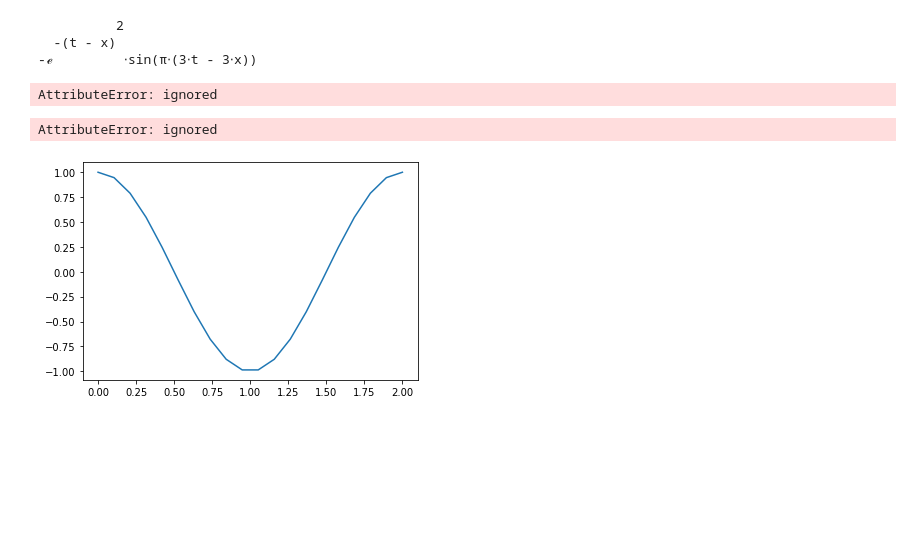
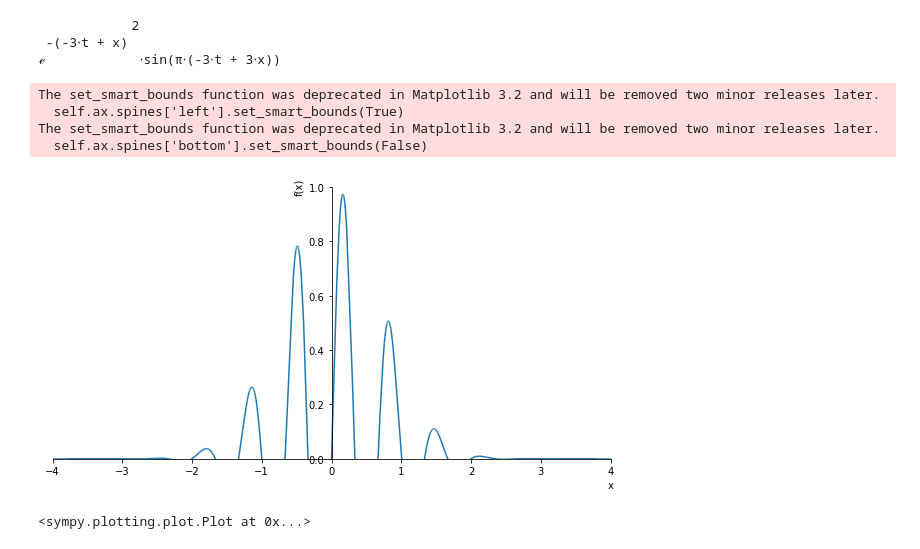
Before and after one commit to silvererudite/simulationAndModeling, a Jupyter notebook: lab_2.ipynb, the cells around one changed output. Saved outputs shown, nothing was run; the diff lists cells and outputs as text; code cells hidden in the pictures; blank space fills up the shorter version.

Commit message:
done till 5.28 used Sympy to resolve previous issues

```diff
--- a/lab_2.ipynb
+++ b/lab_2.ipynb
@@ -8,46 +10,23 @@ import matplotlib.pyplot as plt
 init_printing(use_unicode=True)
 # %%
 x, t=symbols('x, t')
-eqn1= exp(-(x-t)**2)*sin(3*pi*(x-t)) #Defining the equation
-eqn2=simplify(eqn1) #simplifying
-pprint(eqn2)
+eqn1= (exp(-(x-3*t)**2))*sin(3*pi*(x-t)) #Defining the equation
+pprint(eqn1)
 # %% [output]
-          2
-  -(t - x)
--ℯ         ⋅sin(π⋅(3⋅t - 3⋅x))
+            2
+ -(-3⋅t + x)
+ℯ            ⋅sin(π⋅(-3⋅t + 3⋅x))
-# %%
-# ex 5.28
-def f(x,t):
-
-  return
-
-x=np.linspace(-4,4,50)
-for t in range(50):
-    plt.plot(x, f(x,t))
-plt.show()
-# %% [output]
-AttributeError: ignored
-# %%
-import matplotlib.pyplot as plt
-import numpy as np
-
-def f(z,t):
-    return exp(-(x-t)**2)*sin(3*pi*(x-t))
-
-x = np.linspace(-4,4)
-t = np.arange(0,100)
-
-for tval in t:
-    plt.plot(x, f(x, tval))
-plt.show()
-# %% [output]
-AttributeError: ignored
-# %%
-#5.30
-x = np.linspace(0, 2, 20)
-y = np.cos(18*np.pi*x)
-import matplotlib.pyplot as plt
-plt.plot(x, y)
-plt.show()
-# %% [output]
-[figure, removed]
+# %%
+# ex 5.28
+x1 = np.linspace(-4,4, 10)
+t = 0
+eqn1 = eqn1.subs('x', x1)
+eqn1 = eqn1.subs('t', 0)
+plot(eqn1, (x, -4, 4))
+# %% [output]
+The set_smart_bounds function was deprecated in Matplotlib 3.2 and will be removed two minor releases later.
+  self.ax.spines['left'].set_smart_bounds(True)
+The set_smart_bounds function was deprecated in Matplotlib 3.2 and will be removed two minor releases later.
+  self.ax.spines['bottom'].set_smart_bounds(False)
+[figure, added]
+<sympy.plotting.plot.Plot at 0x...>
```
Also changed, not shown: parts of 4 cells of this notebook.
